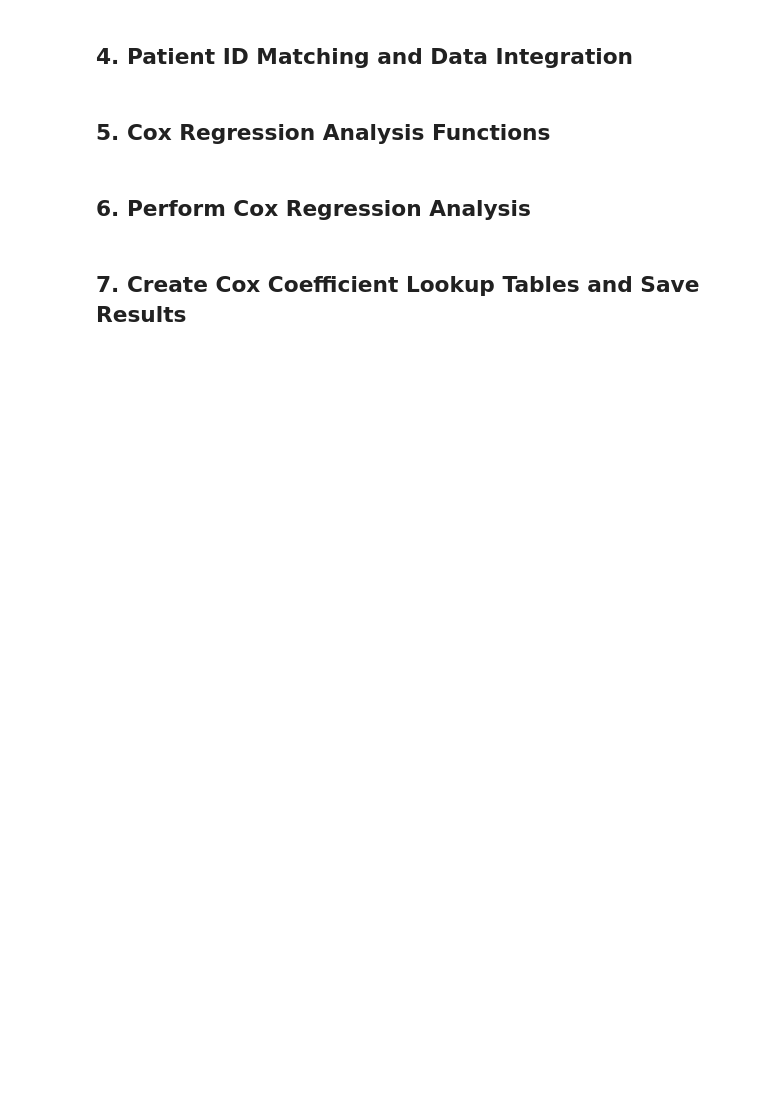
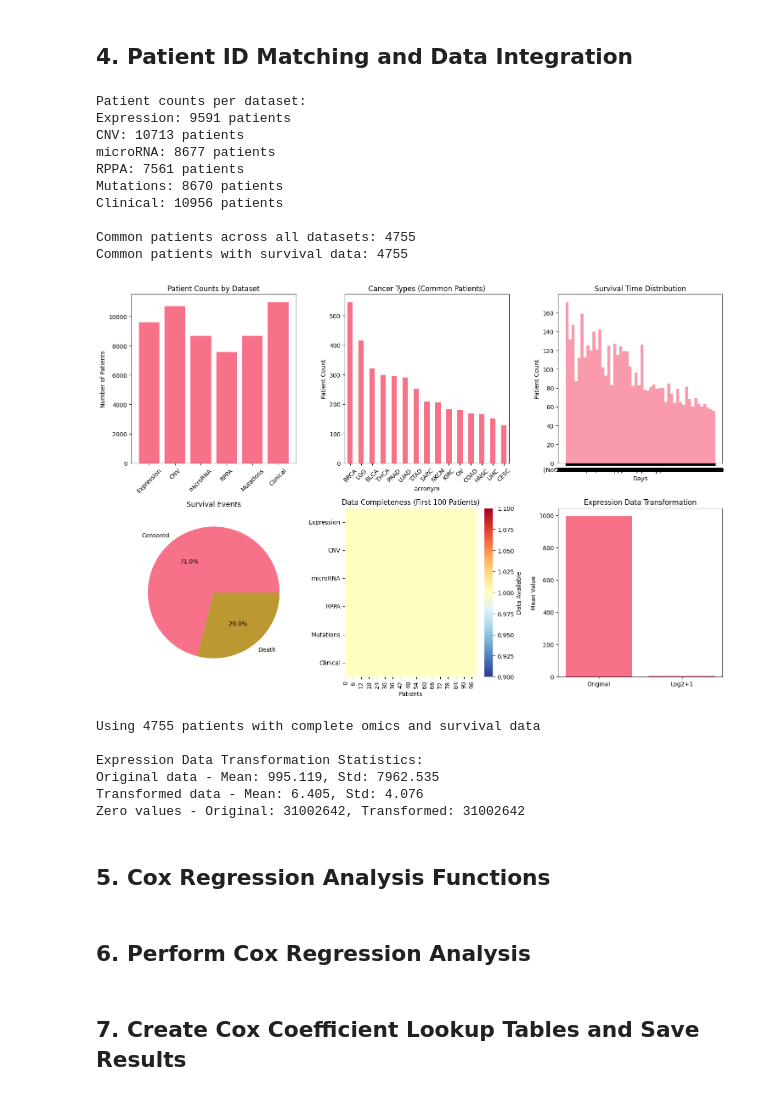
Before and after one commit to sk7944/CANCER_FOUNDATION_MODEL, a Jupyter notebook: notebooks/01_cox_feature_engineering_clean.ipynb, the cells around one changed output. Drawn from its saved outputs; the diff is of its cells as text; code cells hidden in the pictures; blank space fills up the shorter version.

Commit message:
Initial commit: CANCER_FOUNDATION_MODEL project

```diff
--- a/notebooks/01_cox_feature_engineering_clean.ipynb
+++ b/notebooks/01_cox_feature_engineering_clean.ipynb
@@ -366,6 +400,9 @@ survival_patients = clinical_data.dropna(subset=['survival_time', 'survival_even
 common_survival_patients = common_patients.intersection(set(survival_patients))
 print(f"Common patients with survival data: {len(common_survival_patients)}")
 
+# Convert to list for pandas indexing
+common_survival_patients_list = sorted(list(common_survival_patients))
+
 # Create overlap visualization
 plt.figure(figsize=(15, 10))
 
@@ -379,7 +416,7 @@ plt.ylabel('Number of Patients')
 
 # Plot cancer type distribution
 if 'acronym' in clinical_data.columns:
-    cancer_counts = clinical_data.loc[common_survival_patients, 'acronym'].value_counts()
+    cancer_counts = clinical_data.loc[common_survival_patients_list, 'acronym'].value_counts()
     plt.subplot(2, 3, 2)
     cancer_counts.head(15).plot(kind='bar')
     plt.title('Cancer Types (Common Patients)')
@@ -389,7 +426,7 @@ if 'acronym' in clinical_data.columns:
 # Plot survival data quality
 if 'survival_time' in clinical_data.columns:
     plt.subplot(2, 3, 3)
-    survival_times = clinical_data.loc[common_survival_patients, 'survival_time']
+    survival_times = clinical_data.loc[common_survival_patients_list, 'survival_time']
     plt.hist(survival_times.dropna(), bins=50, alpha=0.7)
     plt.title('Survival Time Distribution')
     plt.xlabel('Days')
@@ -398,42 +435,60 @@ if 'survival_time' in clinical_data.columns:
 # Plot survival events
 if 'survival_event' in clinical_data.columns:
     plt.subplot(2, 3, 4)
-    event_counts = clinical_data.loc[common_survival_patients, 'survival_event'].value_counts()
+    event_counts = clinical_data.loc[common_survival_patients_list, 'survival_event'].value_counts()
     plt.pie(event_counts.values, labels=['Censored', 'Death'], autopct='%1.1f%%')
     plt.title('Survival Events')
 
 # Plot data completeness heatmap
 plt.subplot(2, 3, 5)
 completeness_data = []
 for patient in sorted(list(common_patients))[:100]:  # Show first 100 patients
     row = [1 if patient in datasets[name] else 0 for name in datasets.keys()]
     completeness_data.append(row)
 
 completeness_df = pd.DataFrame(completeness_data, columns=list(datasets.keys()))
 sns.heatmap(completeness_df.T, cmap='RdYlBu_r', cbar_kws={'label': 'Data Available'})
 plt.title('Data Completeness (First 100 Patients)')
 plt.xlabel('Patients')
 
 # Plot transformation stats for expression data
 plt.subplot(2, 3, 6)
 original_mean = transformation_stats['original']['mean']
 transformed_mean = transformation_stats['transformed']['mean']
 plt.bar(['Original', 'Log2+1'], [original_mean, transformed_mean])
 plt.title('Expression Data Transformation')
 plt.ylabel('Mean Value')
 
 plt.tight_layout()
 plt.show()
 
 # Store common patients for further analysis
-print(f"\nUsing {len(common_survival_patients)} patients with complete omics and survival data")
-final_patient_list = sorted(list(common_survival_patients))
+print(f"\nUsing {len(common_survival_patients_list)} patients with complete omics and survival data")
+final_patient_list = common_survival_patients_list
 
 # Display transformation statistics
 print(f"\nExpression Data Transformation Statistics:")
 print(f"Original data - Mean: {transformation_stats['original']['mean']:.3f}, Std: {transformation_stats['original']['std']:.3f}")
 print(f"Transformed data - Mean: {transformation_stats['transformed']['mean']:.3f}, Std: {transformation_stats['transformed']['std']:.3f}")
 print(f"Zero values - Original: {transformation_stats['original']['zeros']}, Transformed: {transformation_stats['transformed']['zeros']}")
+# %% [output]
+Patient counts per dataset:
+Expression: 9591 patients
+CNV: 10713 patients
+microRNA: 8677 patients
+RPPA: 7561 patients
+Mutations: 8670 patients
+Clinical: 10956 patients
+
+Common patients across all datasets: 4755
+Common patients with survival data: 4755
+[figure, added]
+Using 4755 patients with complete omics and survival data
+
+Expression Data Transformation Statistics:
+Original data - Mean: 995.119, Std: 7962.535
+Transformed data - Mean: 6.405, Std: 4.076
+Zero values - Original: 31002642, Transformed: 31002642
 # %% [markdown]
 ## 5. Cox Regression Analysis Functions
 # %%
```
Also changed, not shown: parts of 7 cells of this notebook.
